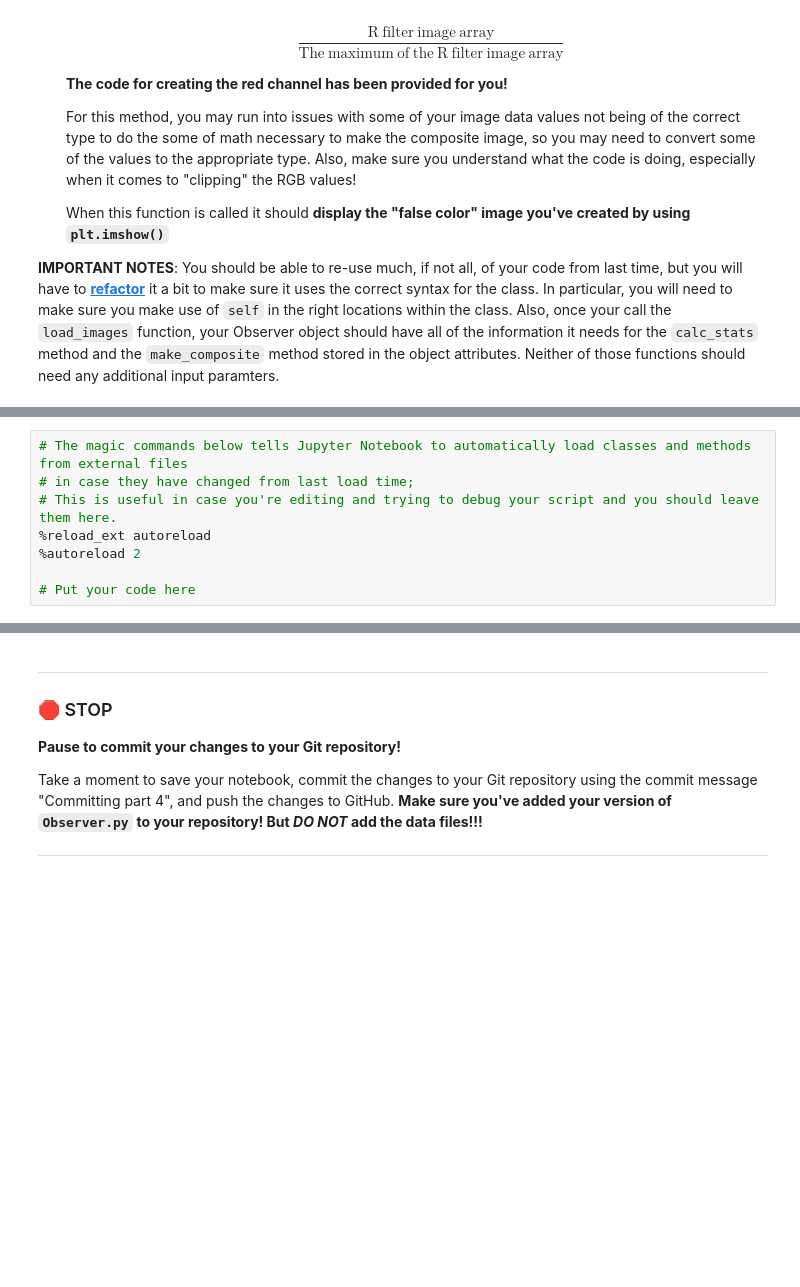
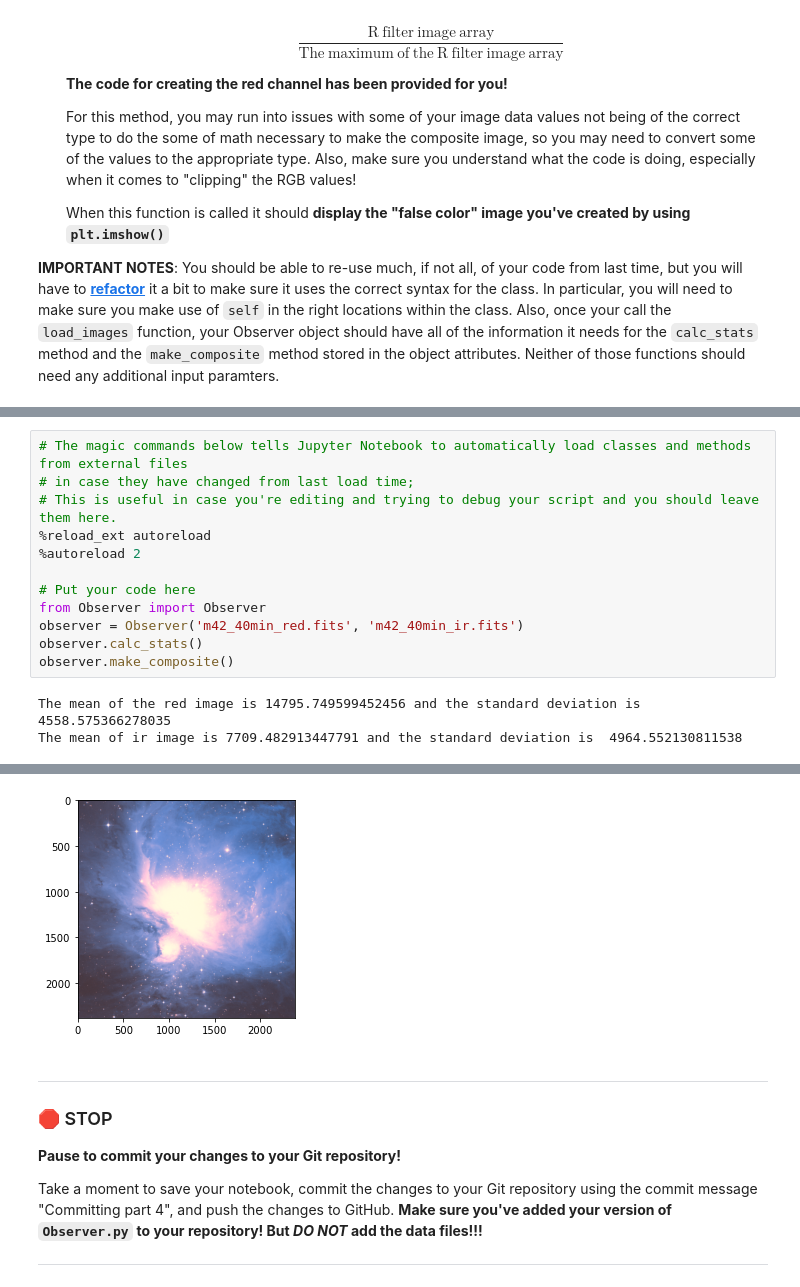
Before and after one commit to scottjaymsu/cmse202-s21-turnin, a Jupyter notebook: hw-02/HW-02_PandasReviewAndPythonObjects-STUDENT.ipynb, the cells around one changed output, grey strips where cells are left out. Drawn from its saved outputs; the diff is of its cells as text; blank space fills up the shorter version.

```diff
--- a/hw-02/HW-02_PandasReviewAndPythonObjects-STUDENT.ipynb
+++ b/hw-02/HW-02_PandasReviewAndPythonObjects-STUDENT.ipynb
@@ -396,3 +396,10 @@ If you need the data files again, you can get them here:
 %autoreload 2
 
 # Put your code here
+from Observer import Observer
+observer = Observer('m42_40min_red.fits', 'm42_40min_ir.fits')
+observer.calc_stats()
+observer.make_composite()
+# %% [output]
+The mean of the red image is 14795.749599452456 and the standard deviation is  4558.575366278035
+The mean of ir image is 7709.482913447791 and the standard deviation is  4964.552130811538
@@ -399,3 +407,4 @@ If you need the data files again, you can get them here:
+[figure, added]
 # %% [markdown]
 ---
 ### &#128721; STOP
```
Also changed, not shown: parts of 1 cell of this notebook, 1 other file.
